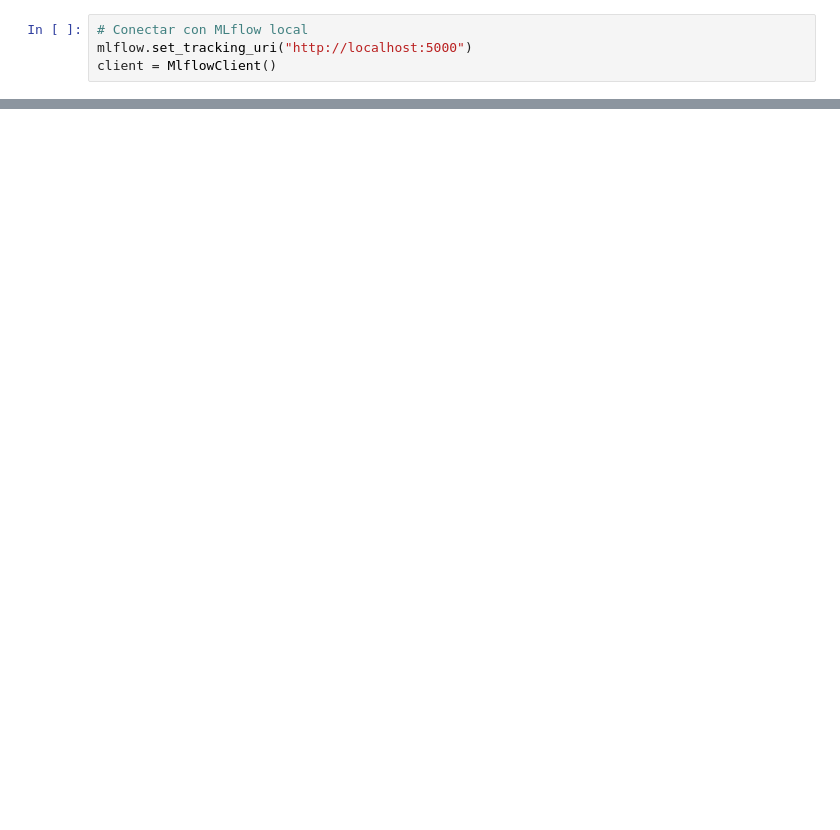
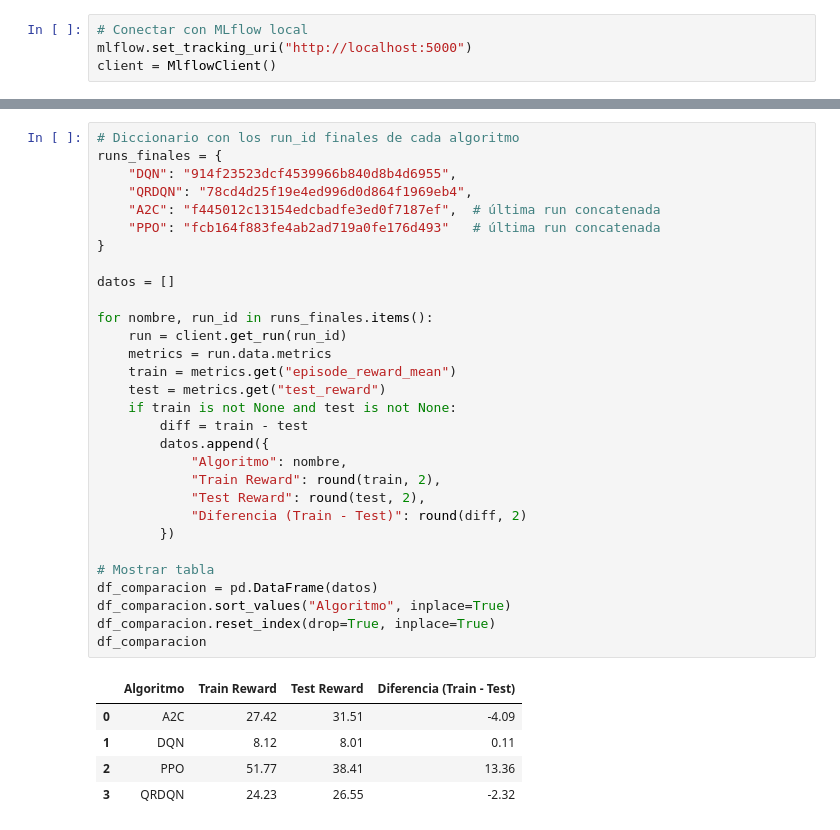
Before and after one commit to Astolfo2332/space_inv_agent, a Jupyter notebook: mlflow_graphics.ipynb, the cells around one changed output, grey strips where cells are left out. Saved outputs shown, nothing was run; the diff lists cells and outputs as text; blank space fills up the shorter version.

```diff
--- a/mlflow_graphics.ipynb
+++ b/mlflow_graphics.ipynb
@@ -270,0 +96,36 @@ Conclusión: DQN desperdicia recursos, PPO es más productivo por update.
+# %%
+# Diccionario con los run_id finales de cada algoritmo
+runs_finales = {
+    "DQN": "914f23523dcf4539966b840d8b4d6955",
+    "QRDQN": "78cd4d25f19e4ed996d0d864f1969eb4",
+    "A2C": "f445012c13154edcbadfe3ed0f7187ef",  # última run concatenada
+    "PPO": "fcb164f883fe4ab2ad719a0fe176d493"   # última run concatenada
+}
+
+datos = []
+
+for nombre, run_id in runs_finales.items():
+    run = client.get_run(run_id)
+    metrics = run.data.metrics
+    train = metrics.get("episode_reward_mean")
+    test = metrics.get("test_reward")
+    if train is not None and test is not None:
+        diff = train - test
+        datos.append({
+            "Algoritmo": nombre,
+            "Train Reward": round(train, 2),
+            "Test Reward": round(test, 2),
+            "Diferencia (Train - Test)": round(diff, 2)
+        })
+
+# Mostrar tabla
+df_comparacion = pd.DataFrame(datos)
+df_comparacion.sort_values("Algoritmo", inplace=True)
+df_comparacion.reset_index(drop=True, inplace=True)
+df_comparacion
+# %% [output]
+|  | Algoritmo | Train Reward | Test Reward | Diferencia (Train - Test) |
+| 0 | A2C | 27.42 | 31.51 | -4.09 |
+| 1 | DQN | 8.12 | 8.01 | 0.11 |
+| 2 | PPO | 51.77 | 38.41 | 13.36 |
+| 3 | QRDQN | 24.23 | 26.55 | -2.32 |
```
Also changed, not shown: parts of 20 cells of this notebook.
